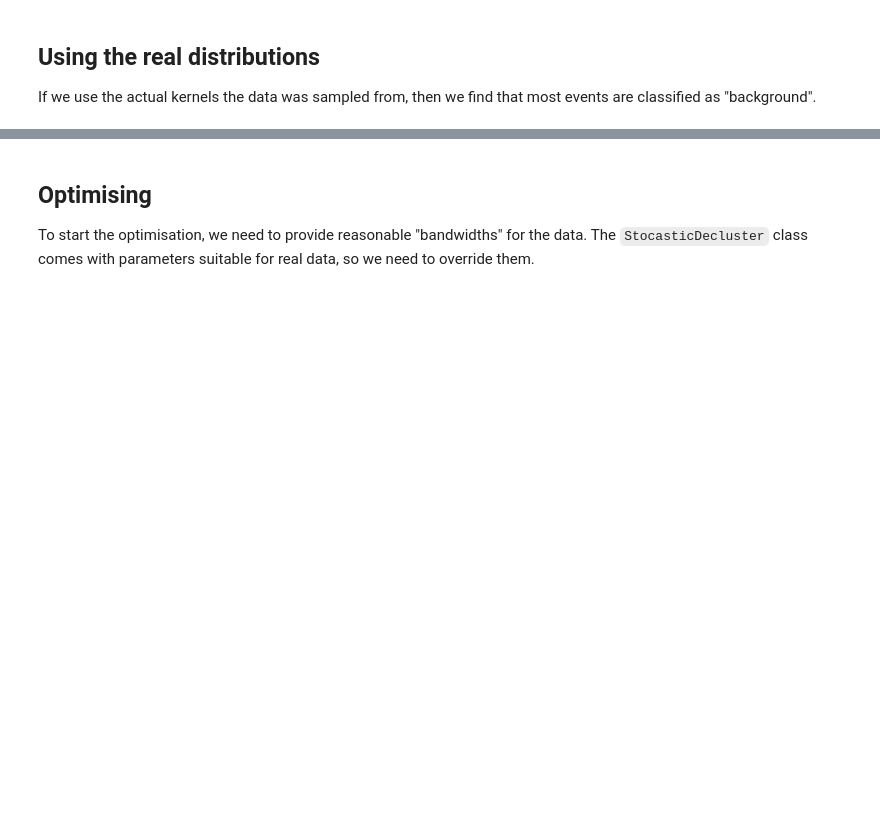
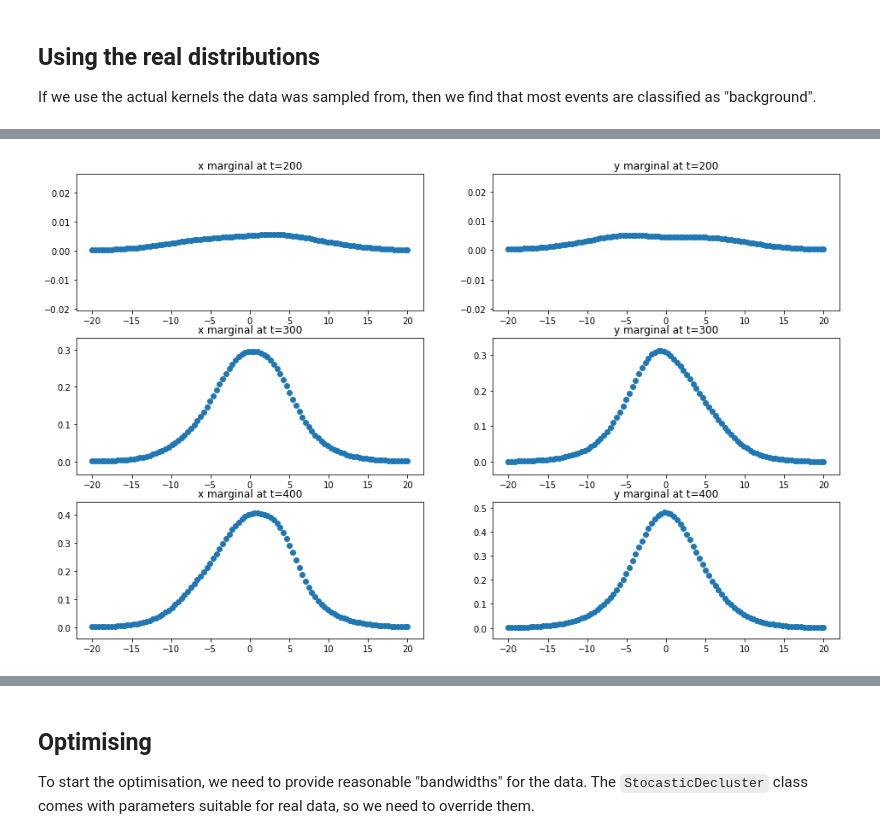
Before and after one commit to QuantCrimAtLeeds/PredictCode, a Jupyter notebook: sepp_testbed.ipynb, the cells around one changed output, grey strips where cells are left out. Cells and saved outputs as stored; diff of their text form; code cells hidden in the pictures; blank space fills up the shorter version.

```diff
--- a/sepp_testbed.ipynb
+++ b/sepp_testbed.ipynb
@@ -99,0 +108,22 @@ backs.shape, trigs.shape
+# %%
+import scipy.integrate
+
+bk = decluster.background_kernel_estimator(backs)
+bkernel = lambda pt : bk(pt) * backs.shape[-1]
+
+fig, ax = plt.subplots(nrows=3, ncols=2, figsize=(16,10))
+
+for row, t in enumerate([200, 300, 400]):
+    def y_marginal(y):
+        return scipy.integrate.quad(lambda x : bkernel([t,x,y]), -30, 30)[0]
+    def x_marginal(x):
+        return scipy.integrate.quad(lambda y : bkernel([t,x,y]), -30, 30)[0]
+    x = np.linspace(-20, 20, 100)
+    xprob = [ x_marginal(xx) for xx in x ]
+    ax[row][0].scatter(x, xprob)
+    ax[row][0].set_title("x marginal at t={}".format(t))
+    xprob = [ y_marginal(xx) for xx in x ]
+    ax[row][1].scatter(x, xprob)
+    ax[row][1].set_title("y marginal at t={}".format(t))
+# %% [output]
+[figure, added]
```
Also changed, not shown: parts of 24 cells of this notebook, 2 other files.
